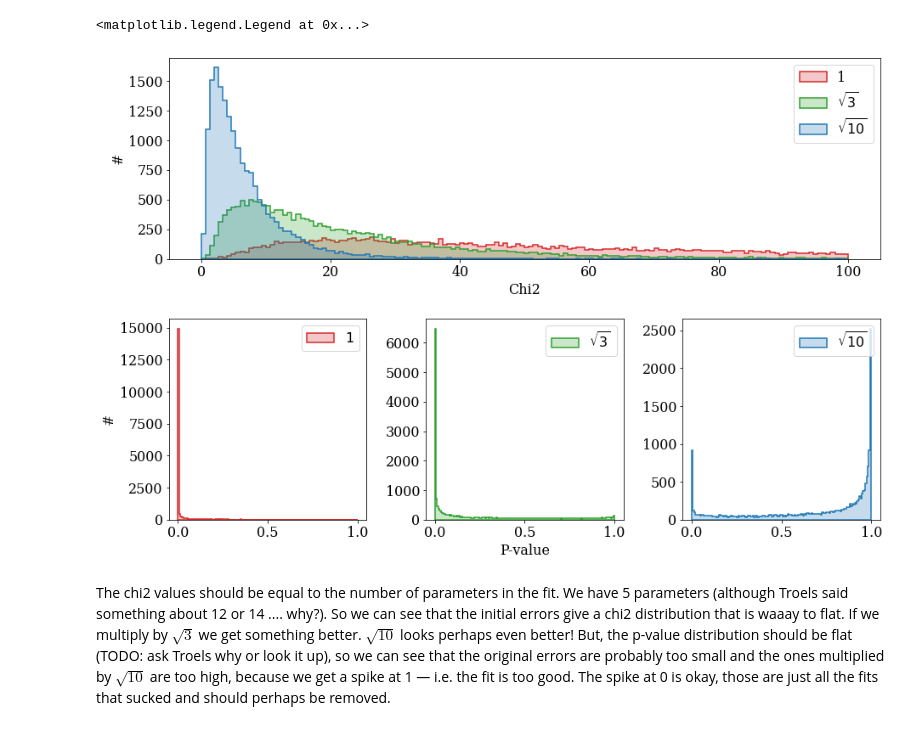
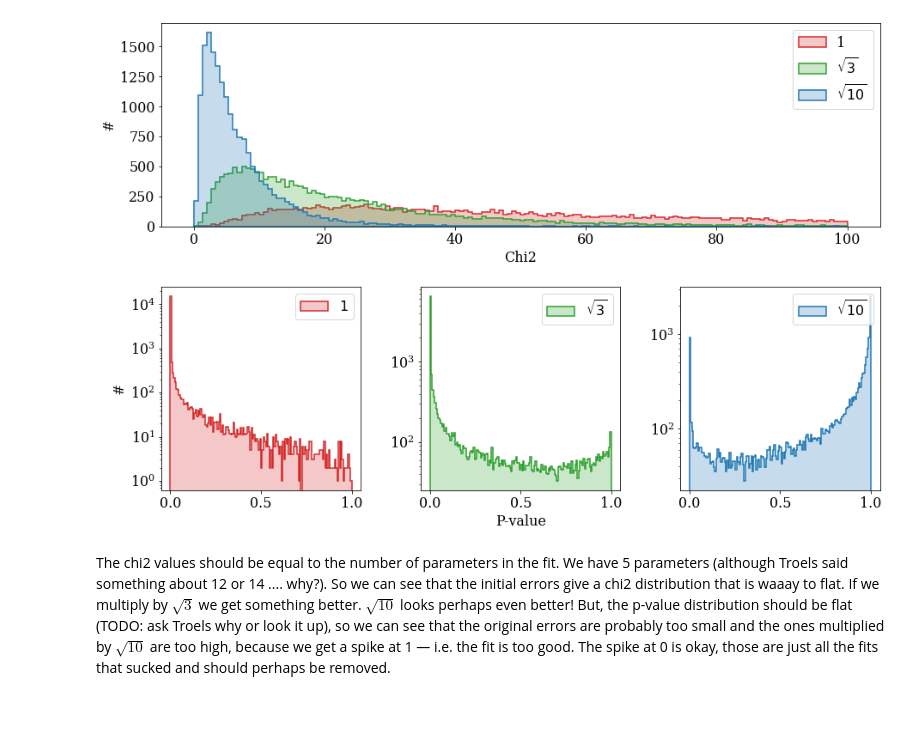
Before and after one commit to Harteg/bachelor-project, a Jupyter notebook: errors.ipynb, the cells around one changed output. Cells and saved outputs as stored; diff of their text form; code cells hidden in the pictures.

```diff
--- a/errors.ipynb
+++ b/errors.ipynb
@@ -59,36 +59,37 @@ range = (0, 100)
 
 plt.figure(figsize = (15, 10))
 grid = plt.GridSpec(2, 3, wspace=0.3, hspace=0.3)
 ax1 = plt.subplot(grid[0, :3])  # wide top plot
 ax2 = plt.subplot(grid[1, 0])   # |
 ax3 = plt.subplot(grid[1, 1])   # | Three cols on the second row
 ax4 = plt.subplot(grid[1, 2])   # |
 
 
 # fig, ax1 = plt.subplots(figsize=(15,5))
 ax1.hist(results_1[0], bins=nbins, range=range, histtype="stepfilled", facecolor=colors.to_rgba('C3', 0.25), edgecolor="C3", lw=1.5, label="1");
 ax1.hist(results_2[0], bins=nbins, range=range, histtype="stepfilled", facecolor=colors.to_rgba('C2', 0.25), edgecolor="C2", lw=1.5, label="$\sqrt{3}$");
 ax1.hist(results_3[0], bins=nbins, range=range, histtype="stepfilled", facecolor=colors.to_rgba('C0', 0.25), edgecolor="C0", lw=1.5, label="$\sqrt{10}$");
 ax1.set_xlabel("Chi2")
 ax1.set_ylabel("#")
 ax1.legend(loc="upper right")
 
-
 range = (0, 1)
 
 ax2.hist(results_1[1], bins=nbins, range=range, histtype="stepfilled", facecolor=colors.to_rgba('C3', 0.25), edgecolor="C3", lw=1.5, label="$1$");
 ax2.set_ylabel("#")
 ax2.legend(loc="upper right")
+ax2.set_yscale("log")
 
 ax3.hist(results_2[1], bins=nbins, range=range, histtype="stepfilled", facecolor=colors.to_rgba('C2', 0.25), edgecolor="C2", lw=1.5, label="$\sqrt{3}$");
 ax3.legend(loc="upper right")
 ax3.set_xlabel("P-value")
+ax3.set_yscale("log")
 
 ax4.hist(results_3[1], bins=nbins, range=range, histtype="stepfilled", facecolor=colors.to_rgba('C0', 0.25), edgecolor="C0", lw=1.5, label="$\sqrt{10}$");
 ax4.legend(loc="upper right")
+ax4.set_yscale("log")
 # %% [output]
-<matplotlib.legend.Legend at 0x...>
-[figure, old version]
+[figure, new version]
 # %% [markdown]
 The chi2 values should be equal to the number of parameters in the fit. We have 5 parameters (although Troels said something about 12 or 14 .... why?). So we can see that the initial errors give a chi2 distribution that is waaay to flat. If we multiply by $\sqrt{3}$ we get something better. $\sqrt{10}$ looks perhaps even better! But, the p-value distribution should be flat (TODO: ask Troels why or look it up), so we can see that the original errors are probably too small and the ones multiplied by $\sqrt{10}$ are too high, because we get a spike at 1 — i.e. the fit is too good. The spike at 0 is okay, those are just all the fits that sucked and should perhaps be removed.
 # %% [markdown]
```
Also changed, not shown: parts of 1 cell of this notebook, 6 other files.
